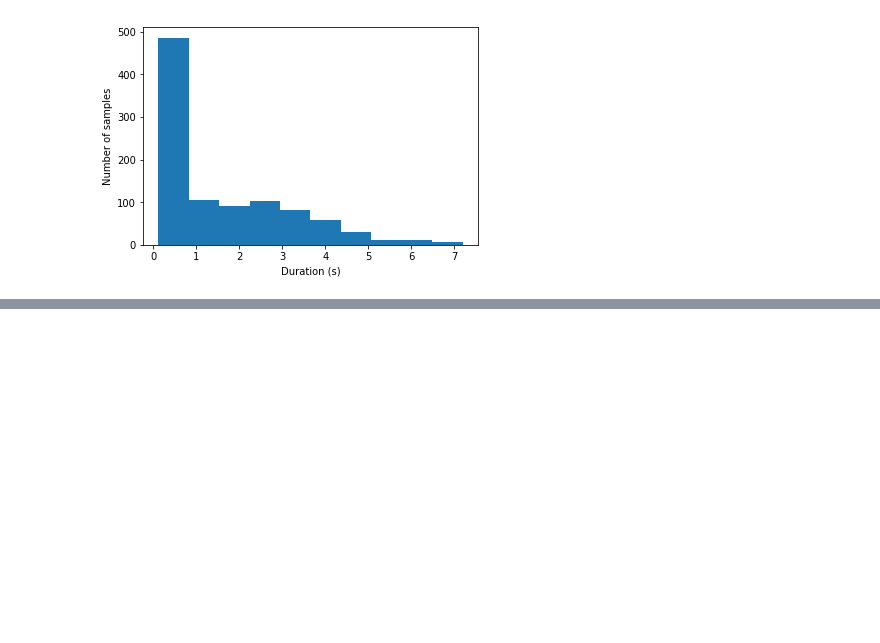
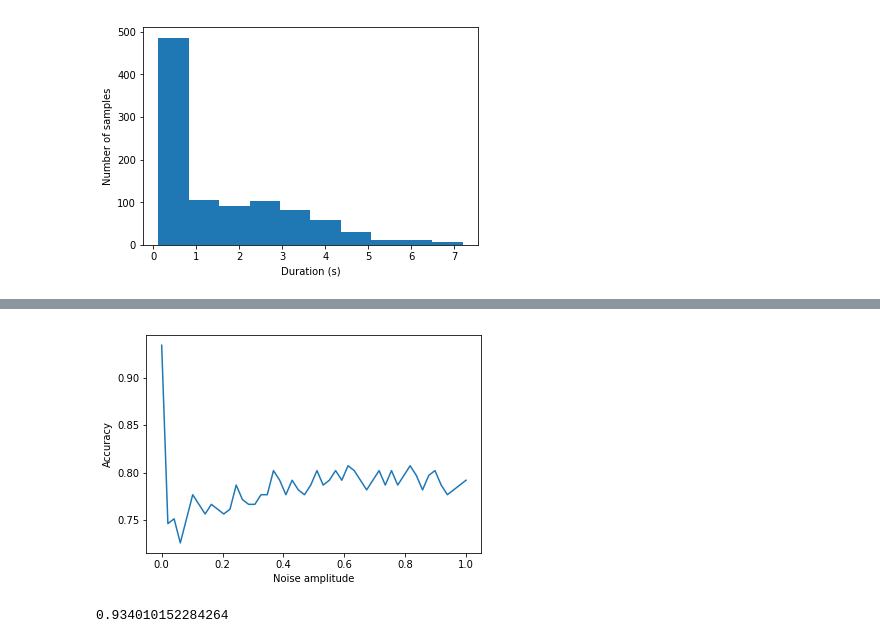
Before and after one commit to hoangphuc1998/DataScienceFinalProject, a Jupyter notebook: Pipeline.ipynb, the cells around one changed output, grey strips where cells are left out. Saved outputs shown, nothing was run; the diff lists cells and outputs as text; code cells hidden in the pictures; blank space fills up the shorter version.

```diff
--- a/Pipeline.ipynb
+++ b/Pipeline.ipynb
@@ -181,0 +200,9 @@ plt.title('validation score'); plt.ylabel('n_fft'); plt.xlabel('alpha');
+# %%
+test_with_noise()
+# %% [output]
+[figure, added]
+# %%
+# Test on original validation set
+pipeline.score(X_val, y_val)
+# %% [output]
+0.934010152284264
```
Also changed, not shown: parts of 21 cells of this notebook, 1 other file.
